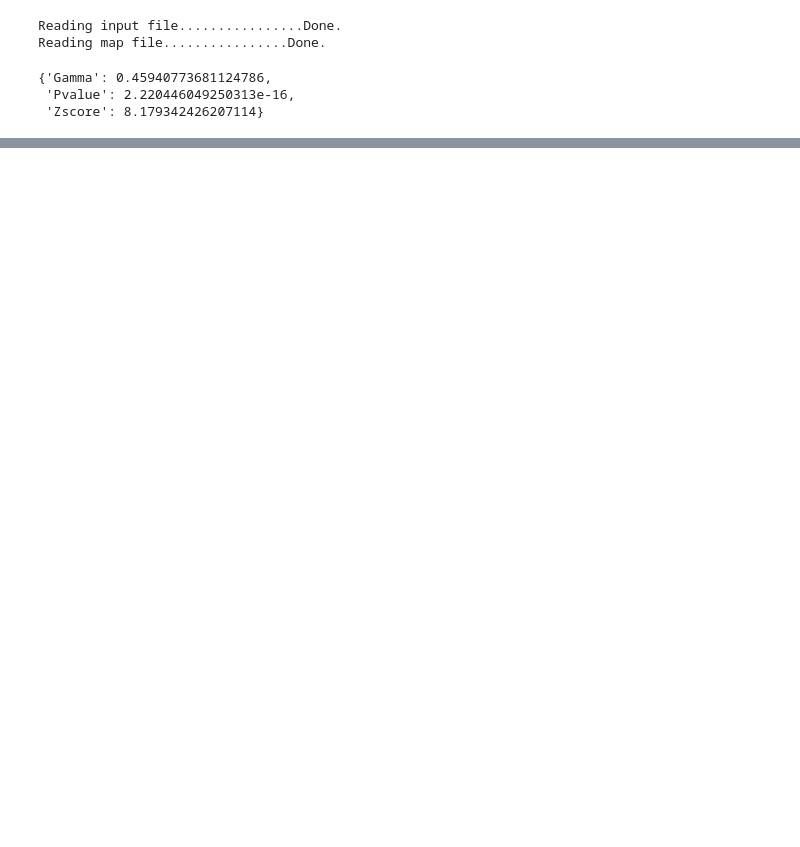
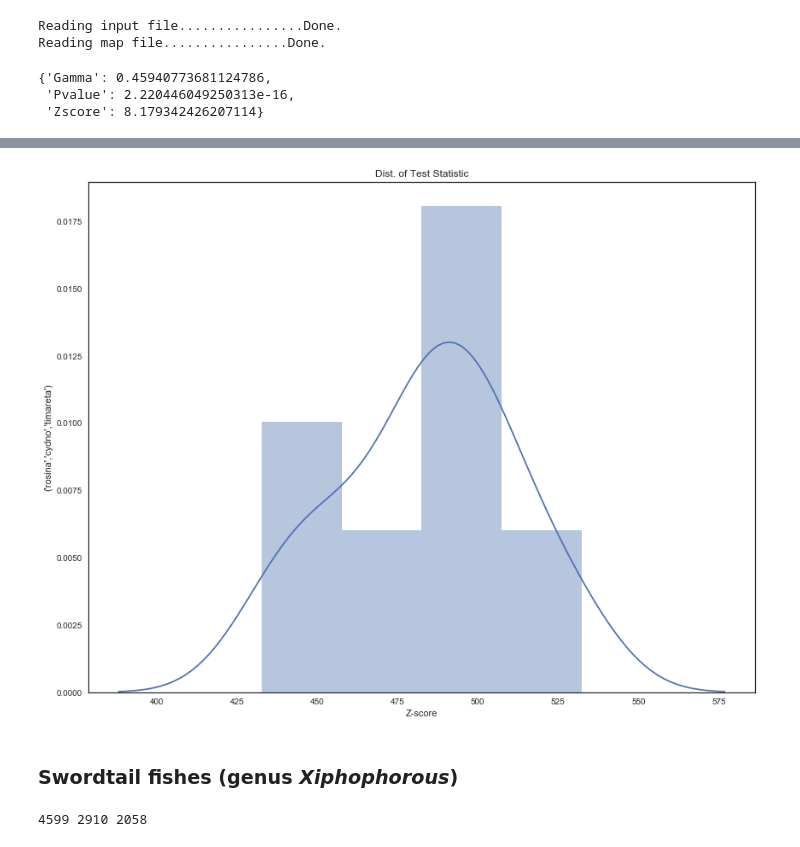
Before and after one commit to pblischak/evol2017, a Jupyter notebook: HyDe.ipynb, the cells around one changed output, grey strips where cells are left out. Saved outputs shown, nothing was run; the diff lists cells and outputs as text; code cells hidden in the pictures; blank space fills up the shorter version.

```diff
--- a/HyDe.ipynb
+++ b/HyDe.ipynb
@@ -64,2 +85,0 @@ import seaborn as sns
-# %%
-ax = sns.distplot(np.array(boot("Gamma", "sp1", "sp2", "sp3")))
@@ -67,0 +90,18 @@ ax = sns.distplot(np.array(boot("Gamma", "sp1", "sp2", "sp3")))
+# %%
+# Define a few generic plotting functions to make things easier
+# down the road
+def plot_dist(arr, title, xlab, ylab, col='b'):
+    plt.figure(figsize=(14, 11))
+    sns.set_style("white")
+    ax = sns.distplot(arr, color=col)
+    ax.set(ylabel=ylab, xlabel=xlab)
+    sns.plt.title(title)
+    return ax
+
+def plot_density(arr, title, xlab, ylab):
+    plt.figure(figsize=(14, 11))
+    sns.set_style("white")
+    ax = sns.kdeplot(arr, shade=True, color=col)
+    ax.set(ylabel=ylab, xlabel=xlab)
+    sns.plt.title(title)
+    return ax
@@ -71,0 +177,21 @@ ax = sns.distplot(np.array(boot("Gamma", "sp1", "sp2", "sp3")))
+# %%
+p = plot_dist(np.array(heli_boot("Zscore", "H.m.rosina", "H.cydno", "H.timareta")),
+              title="Dist. of Test Statistic", xlab="Z-score", ylab="('rosina','cydno','timareta')")
+
+# Uncomment the line below to save as PDF
+#p.figure.savefig("heliconius-zscore.pdf")
+# %% [output]
+[figure, added]
+# %% [markdown]
+### Swordtail fishes (genus *Xiphophorous*)
+# %%
+res = hd.HydeResult("swordtail-out.txt")
+
+# Filter the results based on P-values
+fres1 = {k:v for k,v in res.res.items() if v["Pvalue"] < 9.62e-6}
+
+# Filter the results based on P-values and Gamma
+fres2 = {k:v for k,v in res.res.items() if v["Pvalue"] < 9.62e-6 and v["Gamma"] > 0.0 and v["Gamma"] < 1.0}
+print(len(res.res), len(fres1), len(fres2))
+# %% [output]
+4599 2910 2058
```
Also changed, not shown: parts of 23 cells of this notebook, 3 other files.
